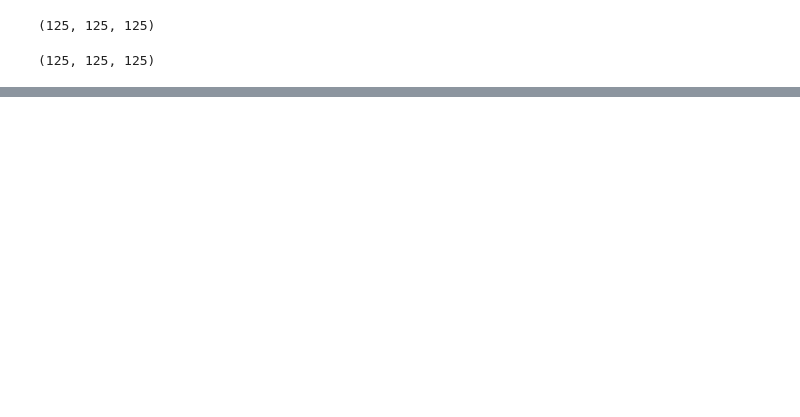
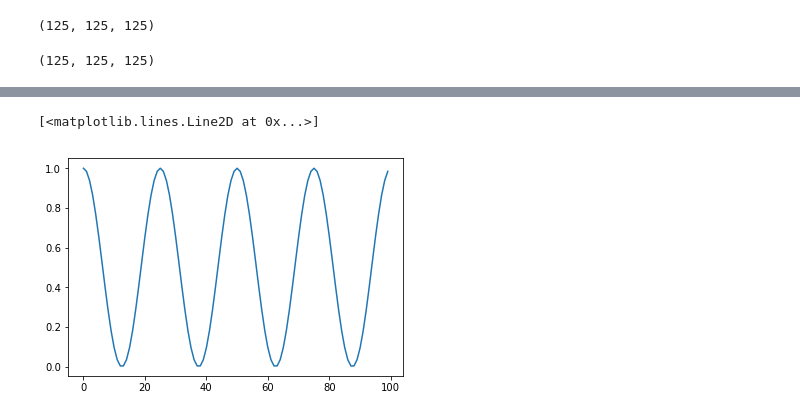
Before and after one commit to alesgenova/pbcpy, a Jupyter notebook: notebooks/pbcpy2.ipynb, the cells around one changed output, grey strips where cells are left out. Drawn from its saved outputs; the diff is of its cells as text; code cells hidden in the pictures; blank space fills up the shorter version.

```diff
--- a/notebooks/pbcpy2.ipynb
+++ b/notebooks/pbcpy2.ipynb
@@ -107,0 +168,5 @@ rho_g.grid.g[...,2].shape
+# %%
+plt.plot(2500*sigma[:,0,0])
+# %% [output]
+[<matplotlib.lines.Line2D at 0x...>]
+[figure, added]
```
Also changed, not shown: parts of 10 cells of this notebook, 1 other file.
